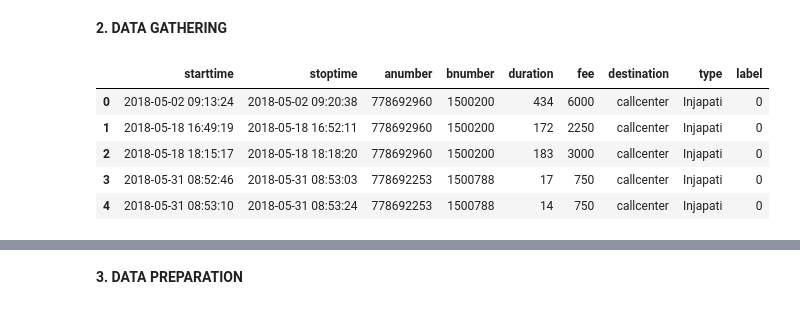
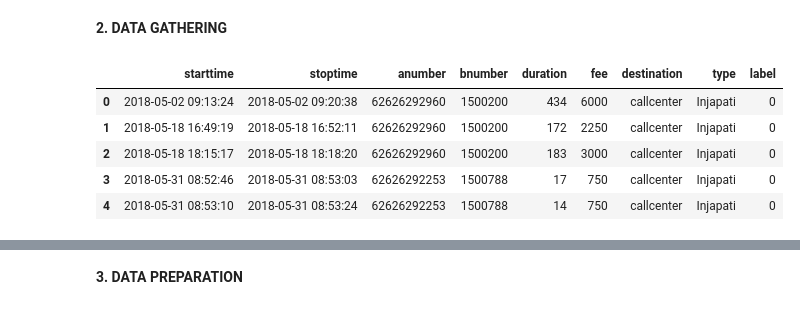
Before and after one commit to mashumabduljabbar/portfolio-data-science, a Jupyter notebook: fraud-modeling-CDR-K-Means.ipynb, the cells around one changed output, grey strips where cells are left out. Cells and saved outputs as stored; diff of their text form; code cells hidden in the pictures.

```diff
--- a/fraud-modeling-CDR-K-Means.ipynb
+++ b/fraud-modeling-CDR-K-Means.ipynb
@@ -51,12 +51,12 @@ time: 2.64 s (started: 2021-04-11 13:06:57 +00:00)
 **2. DATA GATHERING**
 # %%
 # Read Dataset with Pandas from Git
-df = pd.read_csv("https://raw.githubusercontent.com/multimediary/dataset/master/cdrwithfraude.csv")
+df = pd.read_csv("https://github.com/multimediary/dataset/blob/master/dataset.csv?raw=true")
 df.head()
 # %% [output]
 |  | starttime | stoptime | anumber | bnumber | duration | fee | destination | type | label |
-| 0 | 2018-05-02 09:13:24 | 2018-05-02 09:20:38 | 778692960 | 1500200 | 434 | 6000 | callcenter | Injapati | 0 |
-| 1 | 2018-05-18 16:49:19 | 2018-05-18 16:52:11 | 778692960 | 1500200 | 172 | 2250 | callcenter | Injapati | 0 |
-| 2 | 2018-05-18 18:15:17 | 2018-05-18 18:18:20 | 778692960 | 1500200 | 183 | 3000 | callcenter | Injapati | 0 |
-| 3 | 2018-05-31 08:52:46 | 2018-05-31 08:53:03 | 778692253 | 1500788 | 17 | 750 | callcenter | Injapati | 0 |
-| 4 | 2018-05-31 08:53:10 | 2018-05-31 08:53:24 | 778692253 | 1500788 | 14 | 750 | callcenter | Injapati | 0 |
+| 0 | 2018-05-02 09:13:24 | 2018-05-02 09:20:38 | 62626292960 | 1500200 | 434 | 6000 | callcenter | Injapati | 0 |
+| 1 | 2018-05-18 16:49:19 | 2018-05-18 16:52:11 | 62626292960 | 1500200 | 172 | 2250 | callcenter | Injapati | 0 |
+| 2 | 2018-05-18 18:15:17 | 2018-05-18 18:18:20 | 62626292960 | 1500200 | 183 | 3000 | callcenter | Injapati | 0 |
+| 3 | 2018-05-31 08:52:46 | 2018-05-31 08:53:03 | 62626292253 | 1500788 | 17 | 750 | callcenter | Injapati | 0 |
+| 4 | 2018-05-31 08:53:10 | 2018-05-31 08:53:24 | 62626292253 | 1500788 | 14 | 750 | callcenter | Injapati | 0 |
```
Also changed, not shown: parts of 35 cells of this notebook.
